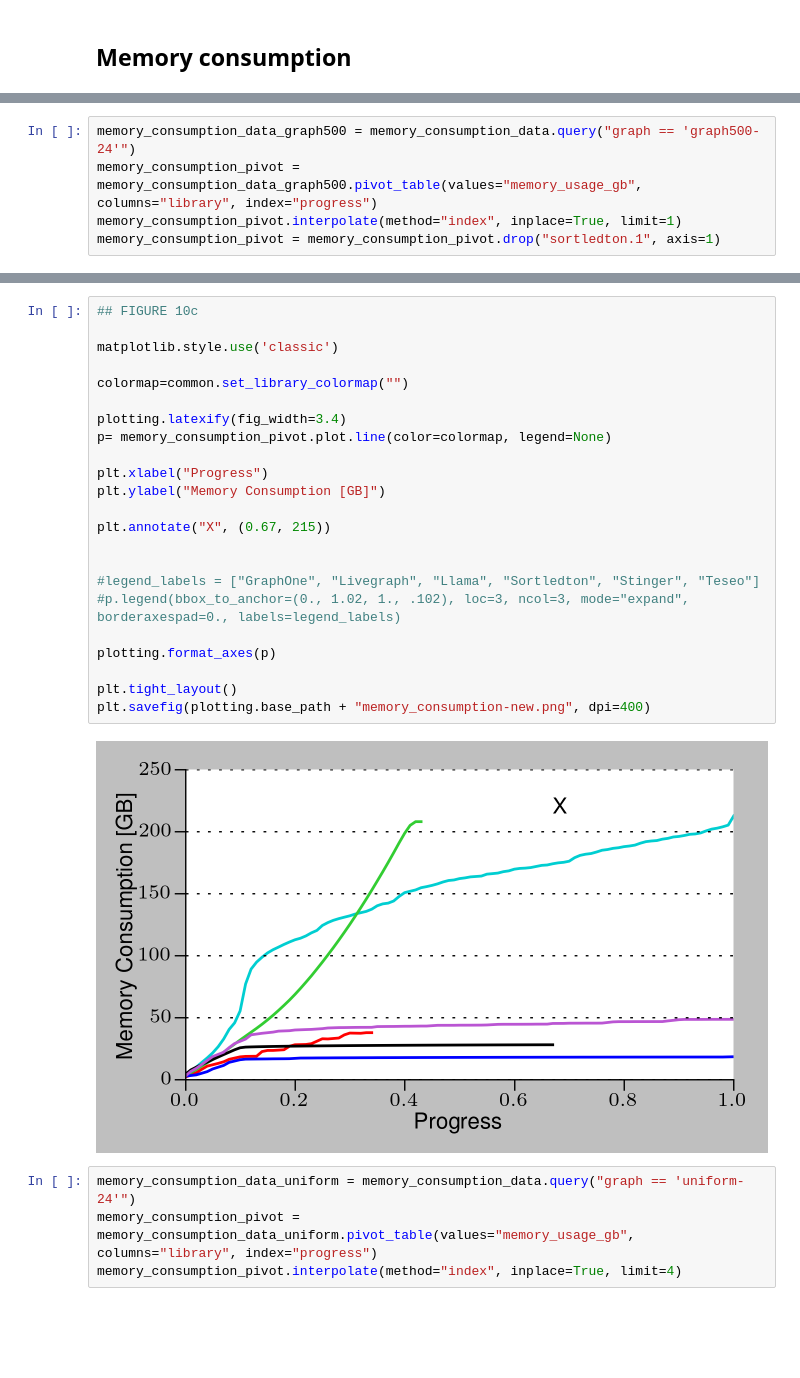
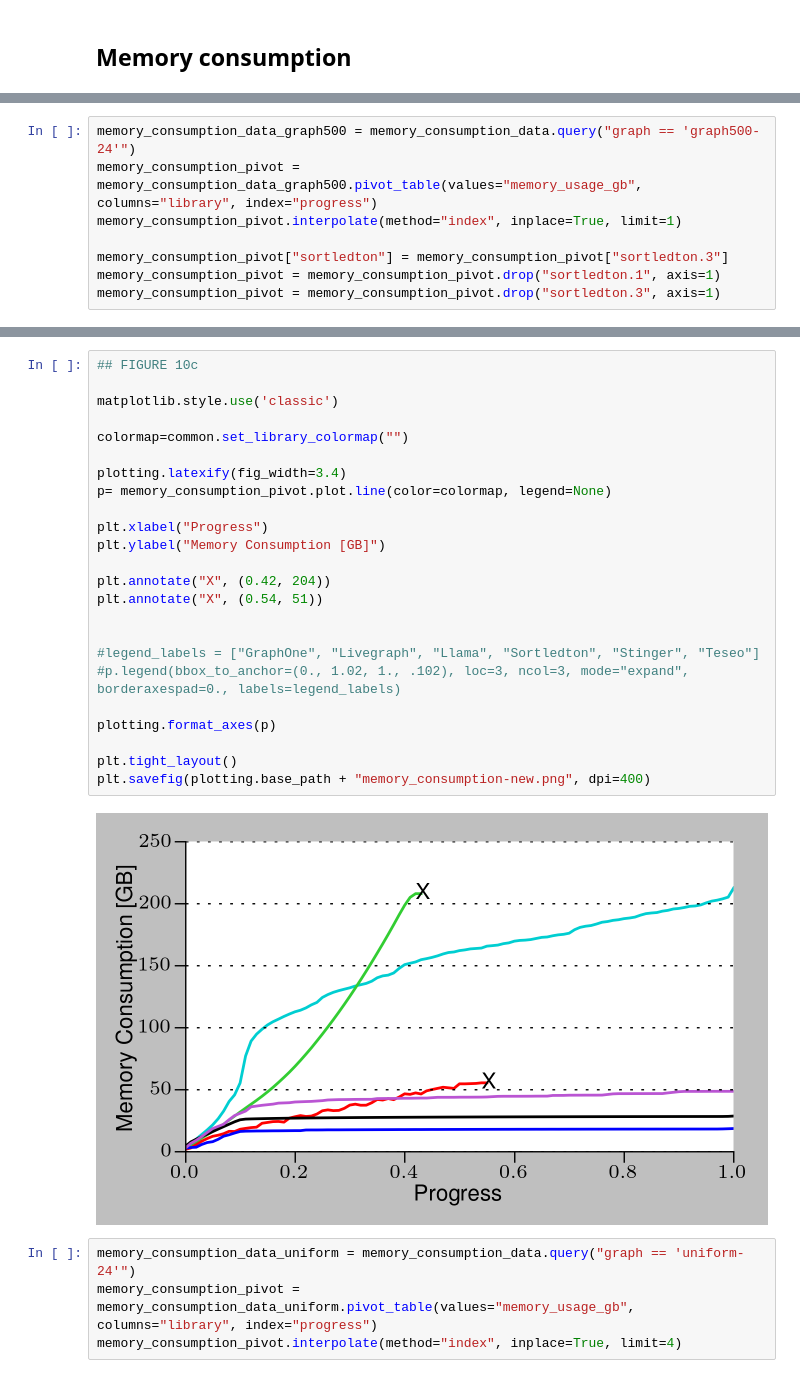
Before and after one commit to PerFuchs/gfe_notebooks, a Jupyter notebook: aging_experiment.ipynb, the cells around one changed output, grey strips where cells are left out. Saved outputs shown, nothing was run; the diff lists cells and outputs as text; blank space fills up the shorter version.

```diff
--- a/aging_experiment.ipynb
+++ b/aging_experiment.ipynb
@@ -138,7 +140,10 @@ grouped
 memory_consumption_data_graph500 = memory_consumption_data.query("graph == 'graph500-24'")
 memory_consumption_pivot = memory_consumption_data_graph500.pivot_table(values="memory_usage_gb", columns="library", index="progress")
 memory_consumption_pivot.interpolate(method="index", inplace=True, limit=1)
+
+memory_consumption_pivot["sortledton"] = memory_consumption_pivot["sortledton.3"]
 memory_consumption_pivot = memory_consumption_pivot.drop("sortledton.1", axis=1)
+memory_consumption_pivot = memory_consumption_pivot.drop("sortledton.3", axis=1)
 # %%
 memory_consumption_pivot
 # %% [output]
@@ -163,28 +168,29 @@ memory_consumption_pivot
 # %%
 ## FIGURE 10c
 
 matplotlib.style.use('classic')
 
 colormap=common.set_library_colormap("")
 
 plotting.latexify(fig_width=3.4)
 p= memory_consumption_pivot.plot.line(color=colormap, legend=None)
 
 plt.xlabel("Progress")
 plt.ylabel("Memory Consumption [GB]")
 
-plt.annotate("X", (0.67, 215))
+plt.annotate("X", (0.42, 204))
+plt.annotate("X", (0.54, 51))
 
 
 #legend_labels = ["GraphOne", "Livegraph", "Llama", "Sortledton", "Stinger", "Teseo"]
 #p.legend(bbox_to_anchor=(0., 1.02, 1., .102), loc=3, ncol=3, mode="expand", borderaxespad=0., labels=legend_labels)
 
 plotting.format_axes(p)
 
 plt.tight_layout()
 plt.savefig(plotting.base_path + "memory_consumption-new.png", dpi=400)
 # %% [output]
-[figure, old version]
+[figure, new version]
 # %%
 memory_consumption_data_uniform = memory_consumption_data.query("graph == 'uniform-24'")
 memory_consumption_pivot = memory_consumption_data_uniform.pivot_table(values="memory_usage_gb", columns="library", index="progress")
```
Also changed, not shown: parts of 13 cells of this notebook.
